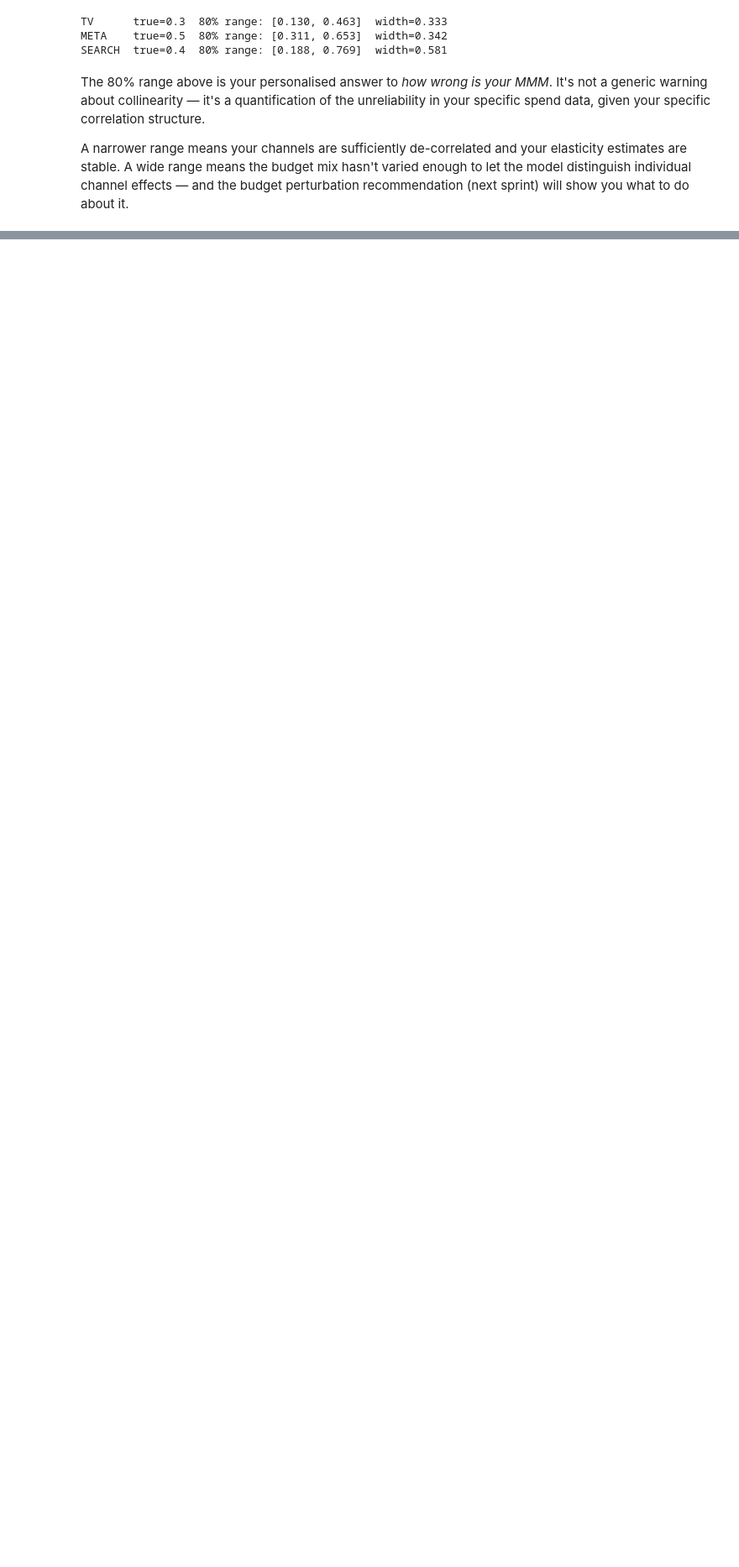
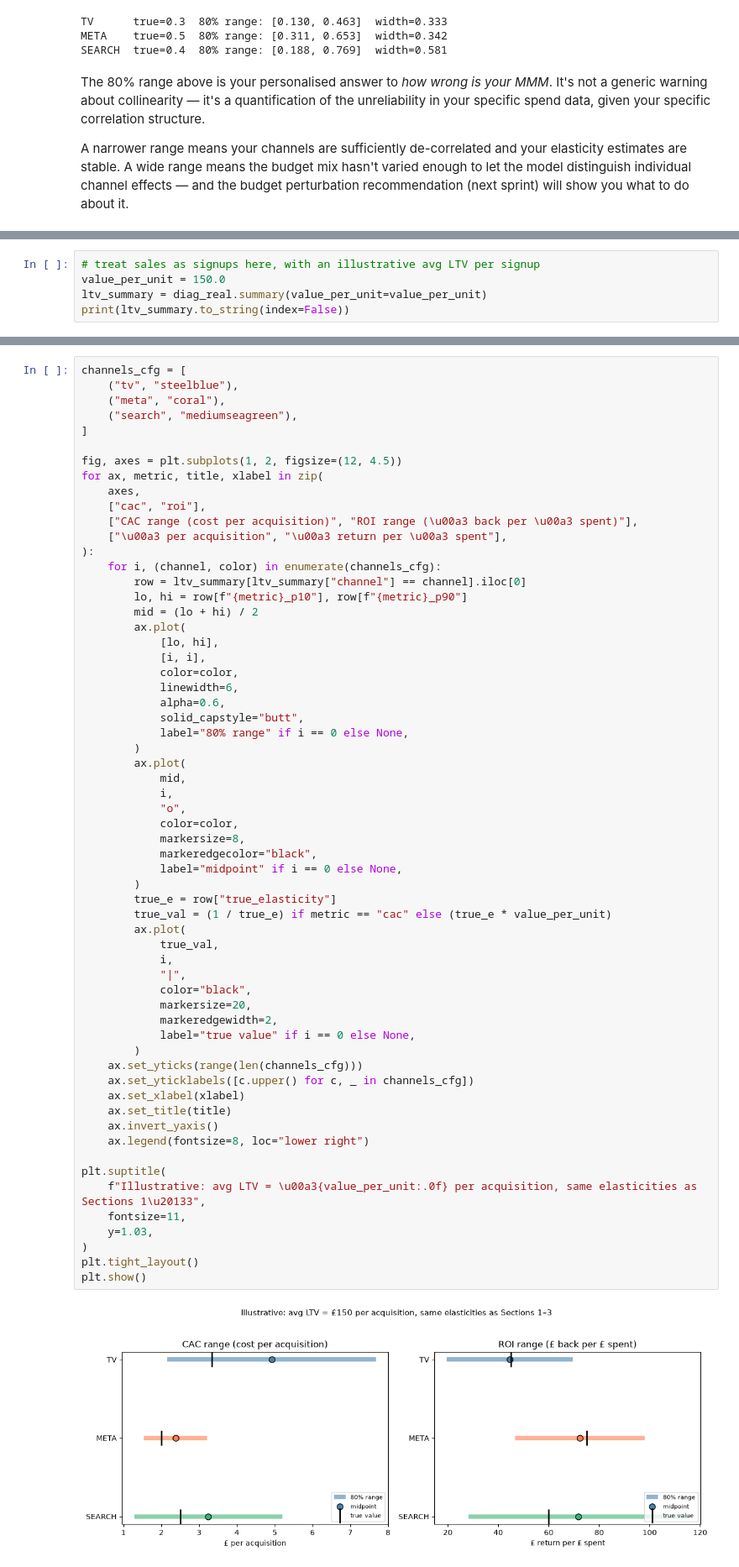
Before and after one commit to raz1470/how_wrong_is_your_mmm, a Jupyter notebook: notebooks/01_dgp_diagnostic_walkthrough.ipynb, the cells around one changed output, grey strips where cells are left out. Shown at 84% size. Cells and saved outputs as stored; diff of their text form; blank space fills up the shorter version.

```diff
--- a/notebooks/01_dgp_diagnostic_walkthrough.ipynb
+++ b/notebooks/01_dgp_diagnostic_walkthrough.ipynb
@@ -319,0 +350,5 @@ A narrower range means your channels are sufficiently de-correlated and your ela
+# %%
+# treat sales as signups here, with an illustrative avg LTV per signup
+value_per_unit = 150.0
+ltv_summary = diag_real.summary(value_per_unit=value_per_unit)
+print(ltv_summary.to_string(index=False))
@@ -319,0 +360,63 @@ A narrower range means your channels are sufficiently de-correlated and your ela
+# %%
+channels_cfg = [
+    ("tv", "steelblue"),
+    ("meta", "coral"),
+    ("search", "mediumseagreen"),
+]
+
+fig, axes = plt.subplots(1, 2, figsize=(12, 4.5))
+for ax, metric, title, xlabel in zip(
+    axes,
+    ["cac", "roi"],
+    ["CAC range (cost per acquisition)", "ROI range (\u00a3 back per \u00a3 spent)"],
+    ["\u00a3 per acquisition", "\u00a3 return per \u00a3 spent"],
+):
+    for i, (channel, color) in enumerate(channels_cfg):
+        row = ltv_summary[ltv_summary["channel"] == channel].iloc[0]
+        lo, hi = row[f"{metric}_p10"], row[f"{metric}_p90"]
+        mid = (lo + hi) / 2
+        ax.plot(
+            [lo, hi],
+            [i, i],
+            color=color,
+            linewidth=6,
+            alpha=0.6,
+            solid_capstyle="butt",
+            label="80% range" if i == 0 else None,
+        )
+        ax.plot(
+            mid,
+            i,
+            "o",
+            color=color,
+            markersize=8,
+            markeredgecolor="black",
+            label="midpoint" if i == 0 else None,
+        )
+        true_e = row["true_elasticity"]
+        true_val = (1 / true_e) if metric == "cac" else (true_e * value_per_unit)
+        ax.plot(
+            true_val,
+            i,
+            "|",
+            color="black",
+            markersize=20,
+            markeredgewidth=2,
+            label="true value" if i == 0 else None,
+        )
+    ax.set_yticks(range(len(channels_cfg)))
+    ax.set_yticklabels([c.upper() for c, _ in channels_cfg])
+    ax.set_xlabel(xlabel)
+    ax.set_title(title)
+    ax.invert_yaxis()
+    ax.legend(fontsize=8, loc="lower right")
+
+plt.suptitle(
+    f"Illustrative: avg LTV = \u00a3{value_per_unit:.0f} per acquisition, same elasticities as Sections 1\u20133",
+    fontsize=11,
+    y=1.03,
+)
+plt.tight_layout()
+plt.show()
+# %% [output]
+[figure, added]
```
Also changed, not shown: parts of 7 cells of this notebook, 8 other files.
